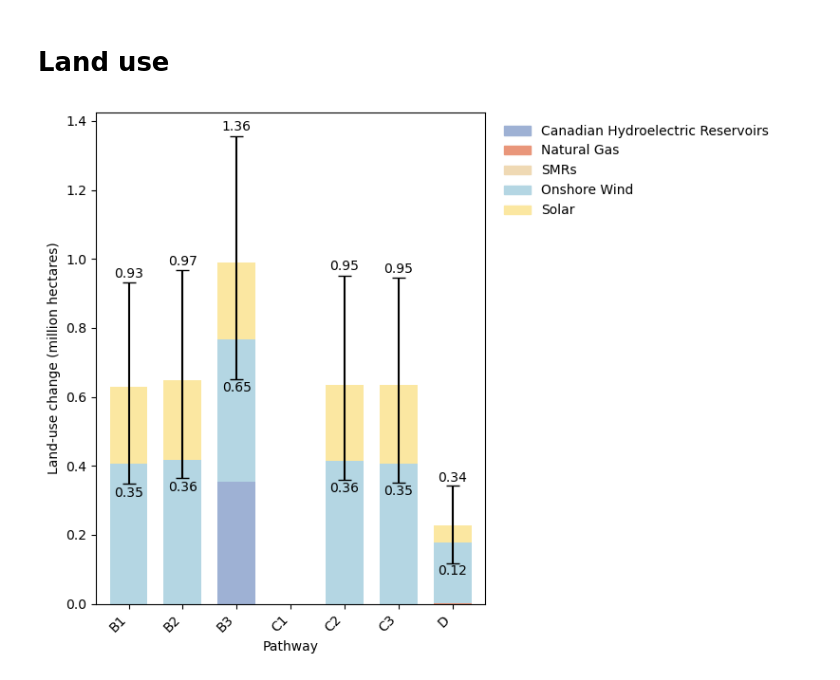
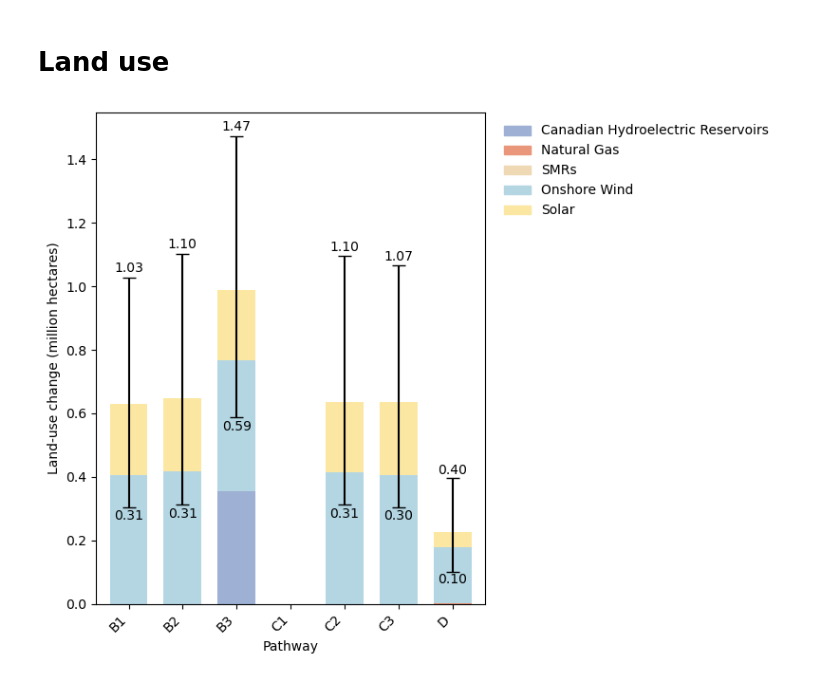
Before and after one commit to amirgazar/Decarbonization-Tradeoffs, a Jupyter notebook: 5 Ecological impacts/Landuse.ipynb, the cells around one changed output. Saved outputs shown, nothing was run; the diff lists cells and outputs as text; code cells hidden in the pictures.

```diff
--- a/5 Ecological impacts/Landuse.ipynb
+++ b/5 Ecological impacts/Landuse.ipynb
@@ -94,8 +94,8 @@ if 'C1' in mean_df.index:
     mean_df.loc['C1'] = 0.0
 
 # 6) compute 10th & 90th percentiles on the totals
-low_sum  = np.percentile(sum_samps, 10, axis=0)
-high_sum = np.percentile(sum_samps, 90, axis=0)
+low_sum  = np.percentile(sum_samps, 5, axis=0)
+high_sum = np.percentile(sum_samps, 95, axis=0)
 err_low  = mean_sum - low_sum
 err_high = high_sum - mean_sum
 
@@ -166,31 +166,31 @@ rename_map = {
     'New NG':        'Natural gas',
     'SMR':           'Small modular nuclear',
     'Onshore Wind':  'On-shore wind',
     'Solar':         'Solar'
 }
 rows = [rename_map[t] for t in techs] + ['Sum']
 table = pd.DataFrame(index=rows, columns=pathways, dtype=object)
 
 # fill tech rows
 for ti, tech in enumerate(techs):
     for pi, pw in enumerate(pathways):
         m  = mean_contrib[pi, ti]
         lo = low_contrib[pi, ti]
         hi = high_contrib[pi, ti]
         table.iat[ti, pi] = f"{m:.2f} ({lo:.2f}-{hi:.2f})"
 
 # fill Sum row
 for pi, pw in enumerate(pathways):
     m  = mean_sum[pi]
     lo = low_sum[pi]
     hi = high_sum[pi]
     table.iat[-1, pi] = f"{m:.2f} ({lo:.2f}-{hi:.2f})"
 
 # add Unit column & write
 table.index.name = 'Technology'
 table.insert(0, 'Unit', ['million hectares'] * len(table))
 table.to_excel('land_use_summary.xlsx',
                sheet_name='Land use',
                startrow=1)
 # %% [output]
-[figure, old version]
+[figure, new version]
```
Also changed, not shown: 23 other files.
